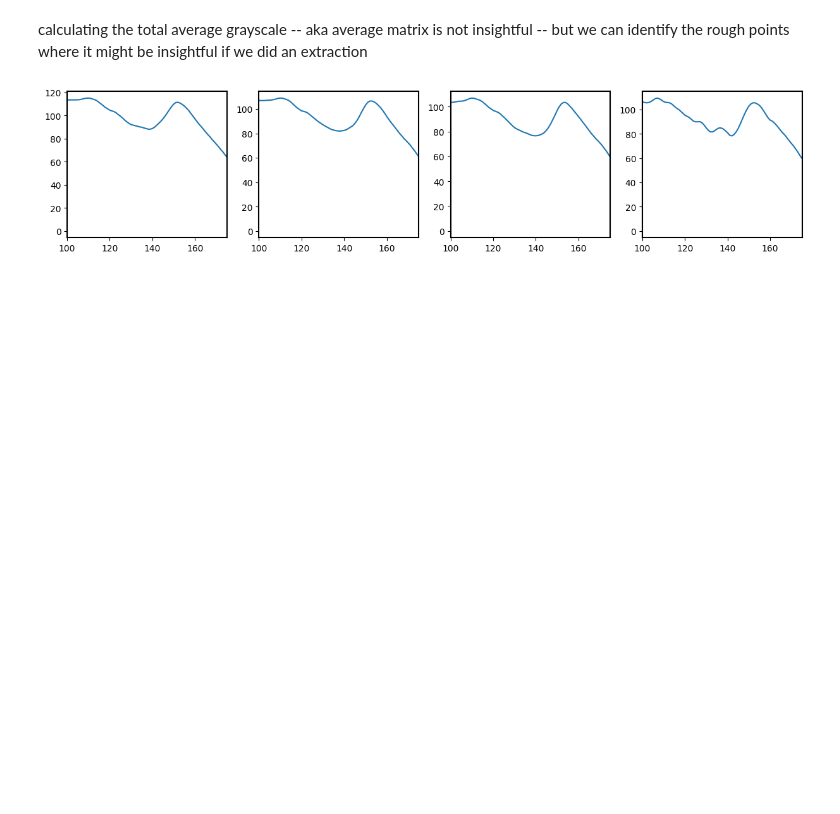
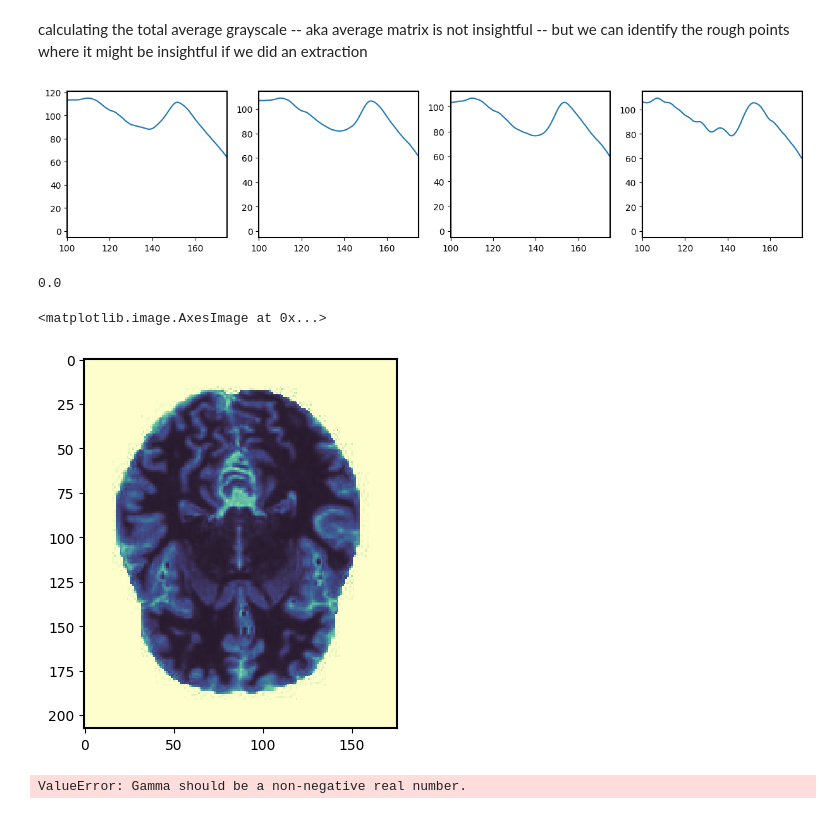
Before and after one commit to Shiraishie/Alzheimer-Detection, a Jupyter notebook: Alzheimer.ipynb, the cells around one changed output. Drawn from its saved outputs; the diff is of its cells as text; code cells hidden in the pictures; blank space fills up the shorter version.

```diff
--- a/Alzheimer.ipynb
+++ b/Alzheimer.ipynb
@@ -103,3 +123,7 @@ plt.setp(axes, xlim = (100,175))
 plt.show()
 # %% [output]
 [figure]
+# %%
+min(np.average(np.average(nonDemented, axis=0), axis = 1))
+# %% [output]
+0.0
@@ -105,0 +135,13 @@ plt.show()
+# %%
+im1 = exposure.adjust_gamma(np.invert(nonDemented[1]),2)
+plt.imshow(im1,)
+# %% [output]
+<matplotlib.image.AxesImage at 0x...>
+[figure, added]
+# %%
+im1 = exposure.adjust_gamma(np.invert(ModerateDemented[1]), 2)
+im2 = exposure.adjust_gamma(np.invert(MildDemented[20]),-2)
+#plt.imshow(im1, cmap = 'jet')
+plt.imshow(im2, cmap = 'jet')
+# %% [output]
+ValueError: Gamma should be a non-negative real number.
```
Also changed, not shown: parts of 6 cells of this notebook.
